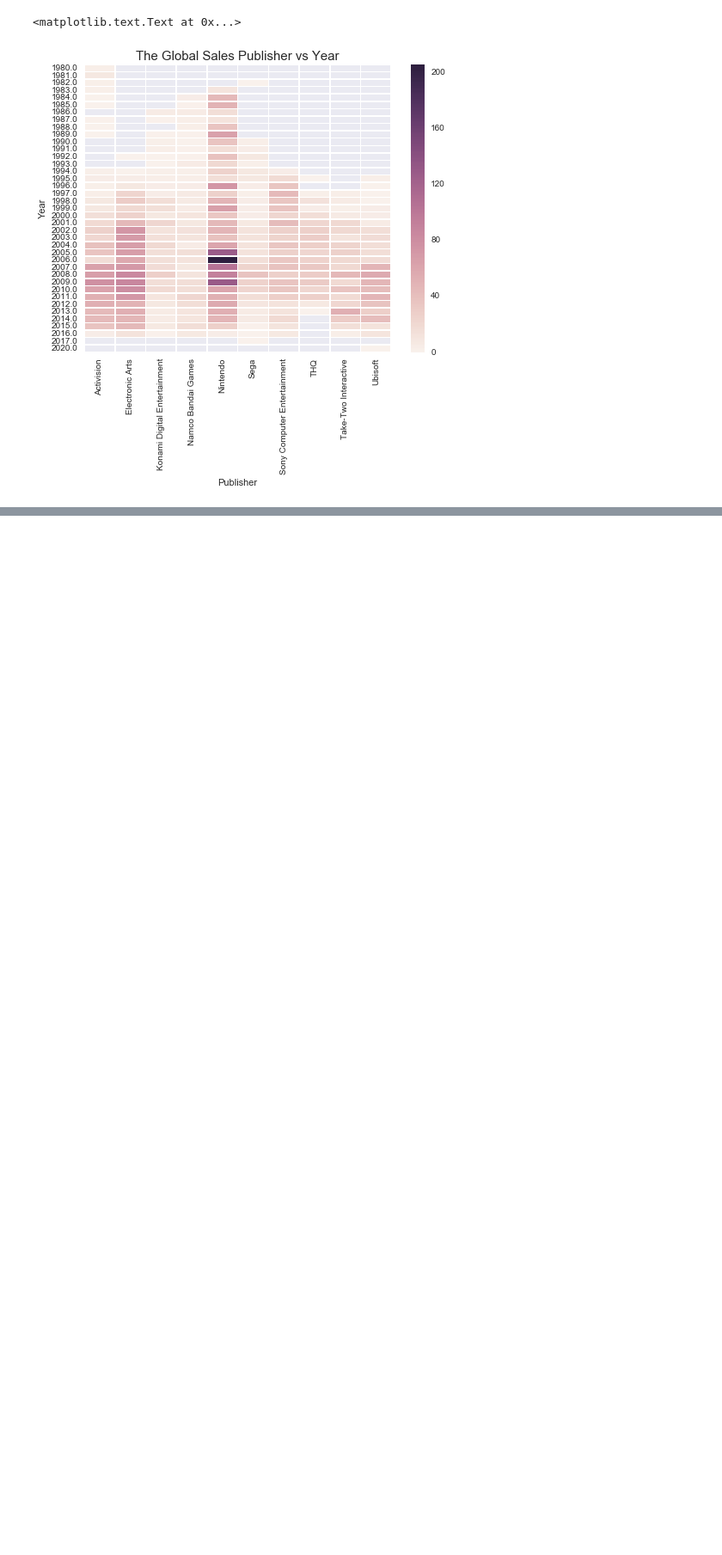
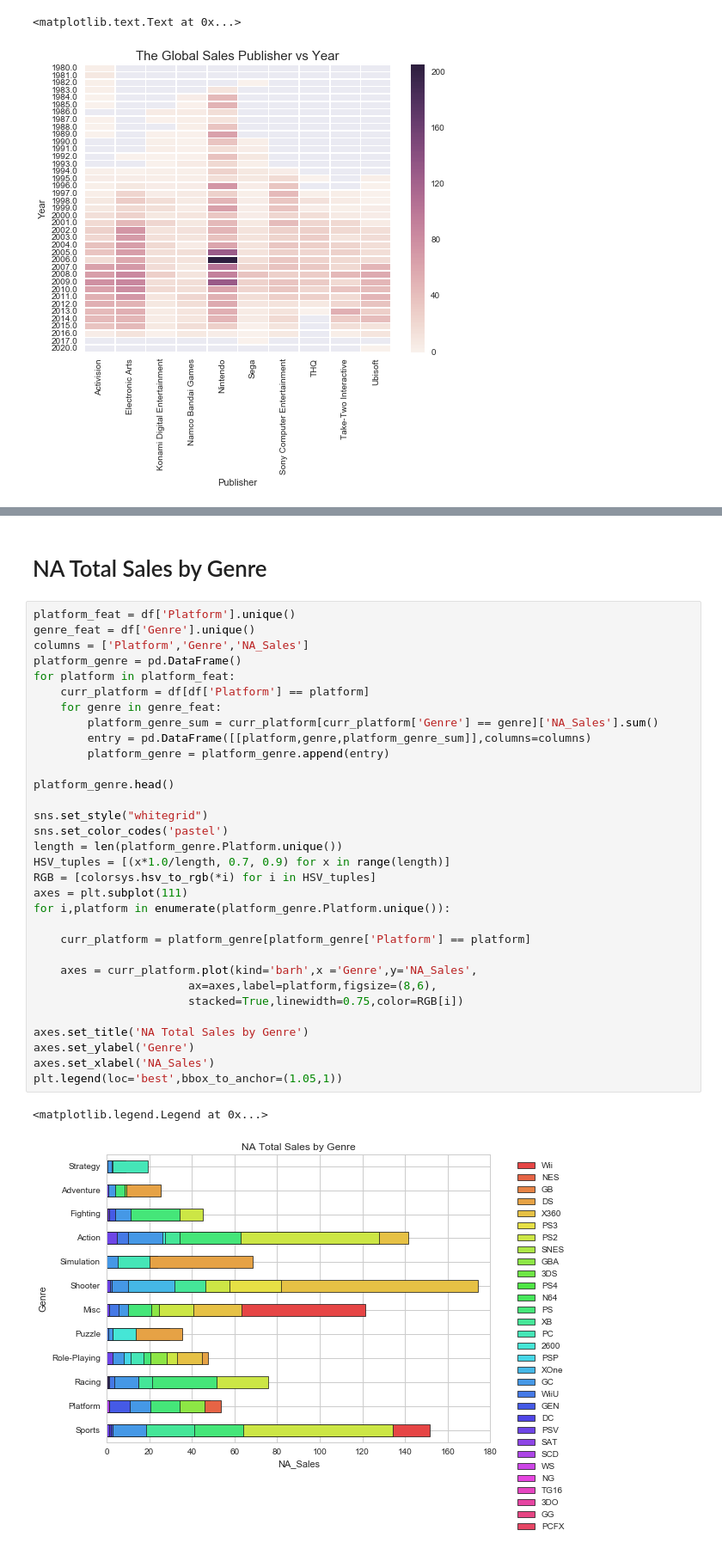
Before and after one commit to xingobar/visualization, a Jupyter notebook: video game sale.ipynb, the cells around one changed output, grey strips where cells are left out. Shown at 86% size. Saved outputs shown, nothing was run; the diff lists cells and outputs as text; blank space fills up the shorter version.

```diff
--- a/video game sale.ipynb
+++ b/video game sale.ipynb
@@ -278,0 +374,37 @@ plt.title('The Global Sales Publisher vs Year',fontsize=15)
+# %% [markdown]
+# NA Total Sales by Genre
+# %%
+platform_feat = df['Platform'].unique()
+genre_feat = df['Genre'].unique()
+columns = ['Platform','Genre','NA_Sales']
+platform_genre = pd.DataFrame()
+for platform in platform_feat:
+    curr_platform = df[df['Platform'] == platform]
+    for genre in genre_feat:
+        platform_genre_sum = curr_platform[curr_platform['Genre'] == genre]['NA_Sales'].sum()
+        entry = pd.DataFrame([[platform,genre,platform_genre_sum]],columns=columns)
+        platform_genre = platform_genre.append(entry)
+
+platform_genre.head()
+
+sns.set_style("whitegrid")
+sns.set_color_codes('pastel')
+length = len(platform_genre.Platform.unique())
+HSV_tuples = [(x*1.0/length, 0.7, 0.9) for x in range(length)]
+RGB = [colorsys.hsv_to_rgb(*i) for i in HSV_tuples]
+axes = plt.subplot(111)
+for i,platform in enumerate(platform_genre.Platform.unique()):
+
+    curr_platform = platform_genre[platform_genre['Platform'] == platform]
+
+    axes = curr_platform.plot(kind='barh',x ='Genre',y='NA_Sales',
+                       ax=axes,label=platform,figsize=(8,6),
+                       stacked=True,linewidth=0.75,color=RGB[i])
+
+axes.set_title('NA Total Sales by Genre')
+axes.set_ylabel('Genre')
+axes.set_xlabel('NA_Sales')
+plt.legend(loc='best',bbox_to_anchor=(1.05,1))
+# %% [output]
+<matplotlib.legend.Legend at 0x...>
+[figure, added]
```
Also changed, not shown: parts of 10 cells of this notebook.
